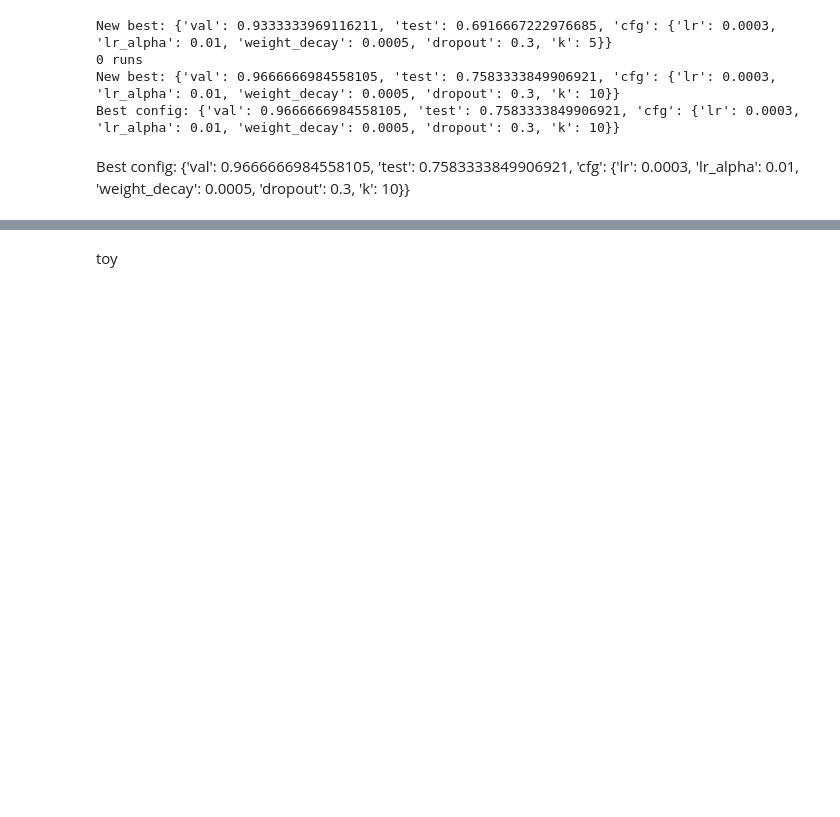
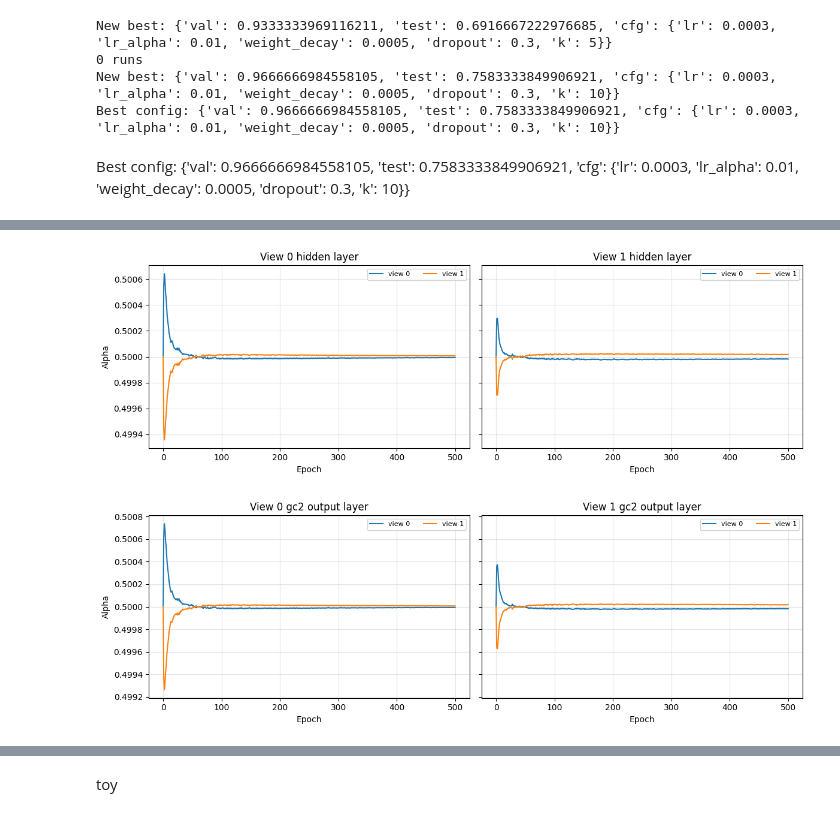
Before and after one commit to DudessaPr/Co-GCN, a Jupyter notebook: code/co-gcn/testing.ipynb, the cells around one changed output, grey strips where cells are left out. Drawn from its saved outputs; the diff is of its cells as text; code cells hidden in the pictures; blank space fills up the shorter version.

```diff
--- a/code/co-gcn/testing.ipynb
+++ b/code/co-gcn/testing.ipynb
@@ -587,0 +589,46 @@ View-net 1:
+# %%
+# Plot alpha vs epochs (gc1 row, gc2 row; views side-by-side)
+epochs = list(range(0, num_epochs + 1))
+
+# Hidden layer (gc1): views side-by-side
+fig, axes = plt.subplots(1, n_view, figsize=(6 * n_view, 4), sharey=True)
+if n_view == 1:
+    axes = [axes]
+for v in range(n_view):
+    ax = axes[v]
+    gc1_arr = np.array(gc1_hist[v])
+    if gc1_arr.ndim == 1:
+        ax.plot(epochs, gc1_arr, label="gc1 alpha")
+    else:
+        for k in range(gc1_arr.shape[1]):
+            ax.plot(epochs, gc1_arr[:, k], label=f"view {k}")
+    ax.set_title(f"View {v} hidden layer")
+    ax.set_xlabel("Epoch")
+    ax.grid(True, alpha=0.3)
+    ax.legend(ncol=2, fontsize=8)
+axes[0].set_ylabel("Alpha")
+plt.tight_layout()
+plt.show()
+
+# Output layer (gc2): views side-by-side
+fig, axes = plt.subplots(1, n_view, figsize=(6 * n_view, 4), sharey=True)
+if n_view == 1:
+    axes = [axes]
+for v in range(n_view):
+    ax = axes[v]
+    gc2_arr = np.array(gc2_hist[v])
+    if gc2_arr.ndim == 1:
+        ax.plot(epochs, gc2_arr, label="gc2 alpha")
+    else:
+        for k in range(gc2_arr.shape[1]):
+            ax.plot(epochs, gc2_arr[:, k], label=f"view {k}")
+    ax.set_title(f"View {v} gc2 output layer")
+    ax.set_xlabel("Epoch")
+    ax.grid(True, alpha=0.3)
+    ax.legend(ncol=2, fontsize=8)
+axes[0].set_ylabel("Alpha")
+plt.tight_layout()
+plt.show()
+# %% [output]
+[figure, added]
+[figure, added]
```
Also changed, not shown: parts of 3 cells of this notebook.
